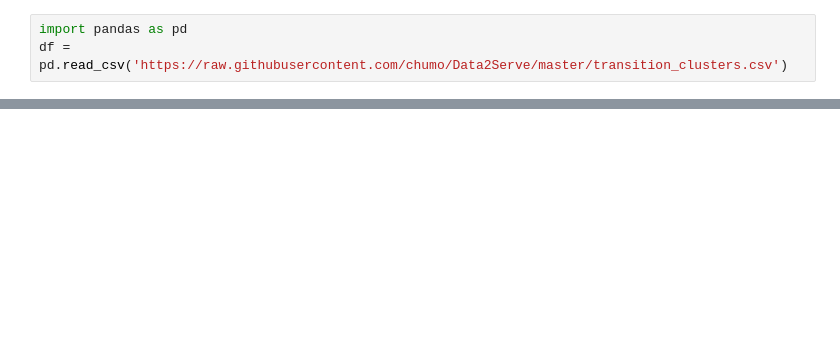
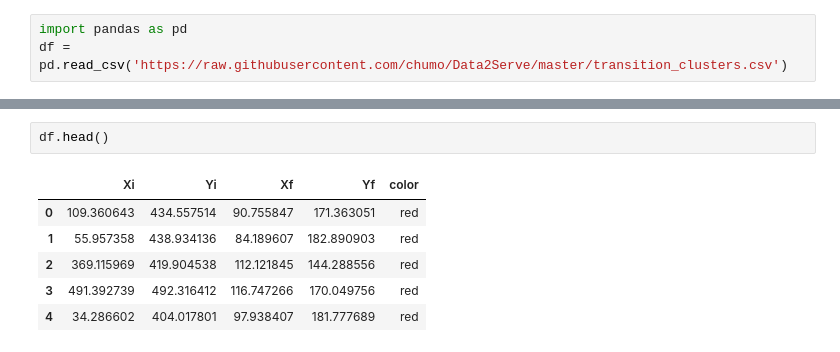
Before and after one commit to NAVSmith/viz_with_JS, a Jupyter notebook: plotly/Untitled.ipynb, the cells around one changed output, grey strips where cells are left out. Saved outputs shown, nothing was run; the diff lists cells and outputs as text; blank space fills up the shorter version.

```diff
--- a/plotly/Untitled.ipynb
+++ b/plotly/Untitled.ipynb
@@ -66 +70,10 @@ fig1 = ms(
+# %%
+df.head()
+# %% [output]
+|  | Xi | Yi | Xf | Yf | color |
+| 0 | 109.360643 | 434.557514 | 90.755847 | 171.363051 | red |
+| 1 | 55.957358 | 438.934136 | 84.189607 | 182.890903 | red |
+| 2 | 369.115969 | 419.904538 | 112.121845 | 144.288556 | red |
+| 3 | 491.392739 | 492.316412 | 116.747266 | 170.049756 | red |
+| 4 | 34.286602 | 404.017801 | 97.938407 | 181.777689 | red |
 # %%
```
Also changed, not shown: parts of 17 cells of this notebook, 2 other files.
